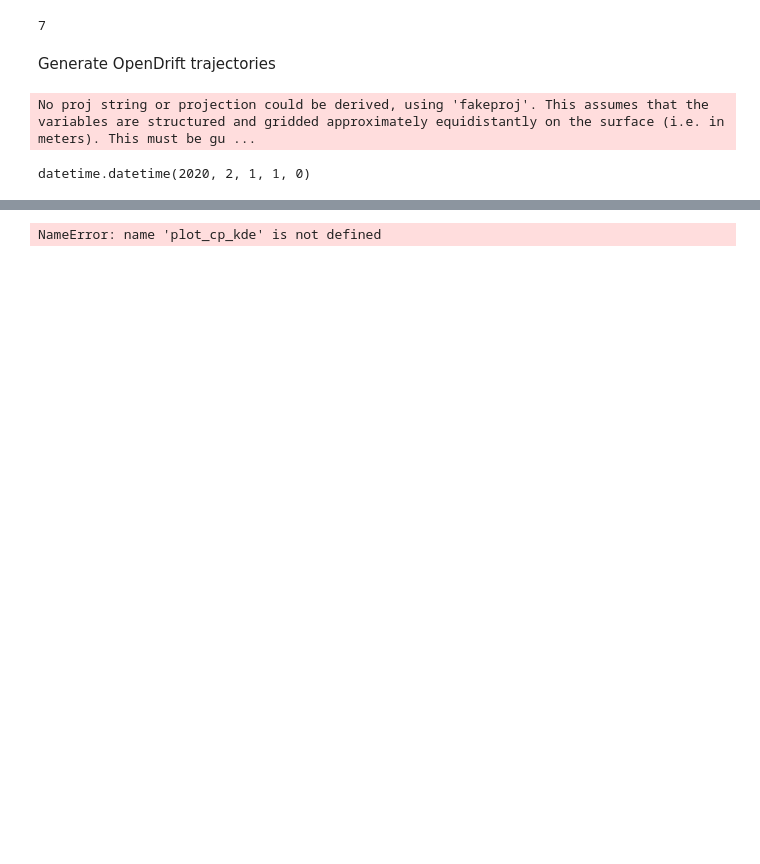
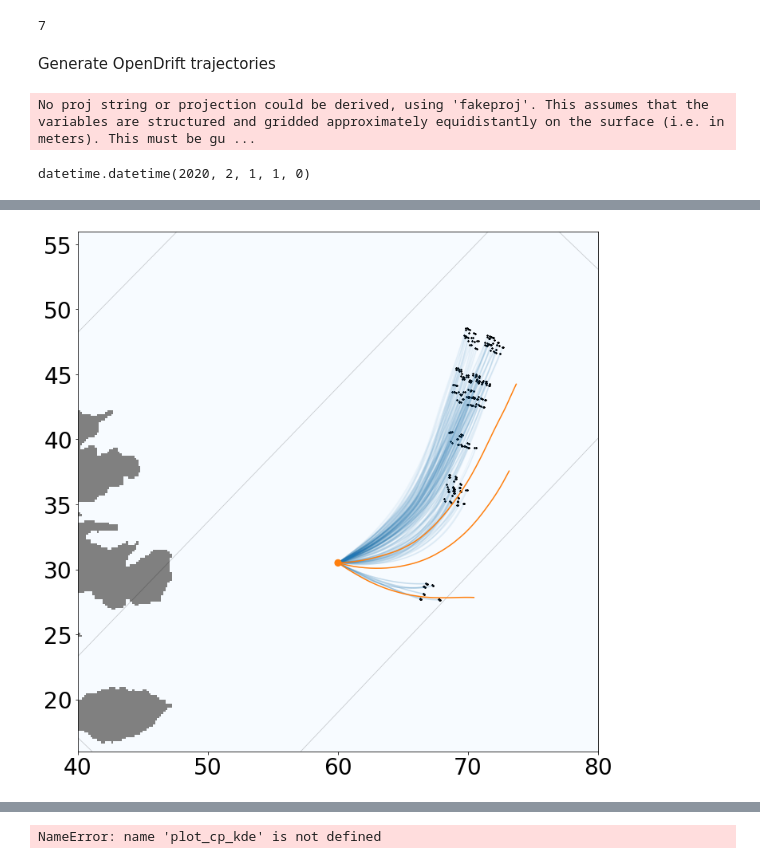
Before and after one commit to sintefmath/reduced-gravity-ocean-model, a Jupyter notebook: notebooks/NorthCape/Barents-BarotropicDrifters.ipynb, the cells around one changed output, grey strips where cells are left out. Cells and saved outputs as stored; diff of their text form; code cells hidden in the pictures; blank space fills up the shorter version.

```diff
--- a/notebooks/NorthCape/Barents-BarotropicDrifters.ipynb
+++ b/notebooks/NorthCape/Barents-BarotropicDrifters.ipynb
@@ -599,0 +600,4 @@ for drifter_id in range(num_drifters):
+# %%
+plot_cp_trajectories(1, crossprod_trajectories, o_trajectories, zoom=[250, 500, 100,350])
+# %% [output]
+[figure, added]
```
Also changed, not shown: parts of 11 cells of this notebook, 1 other file.
